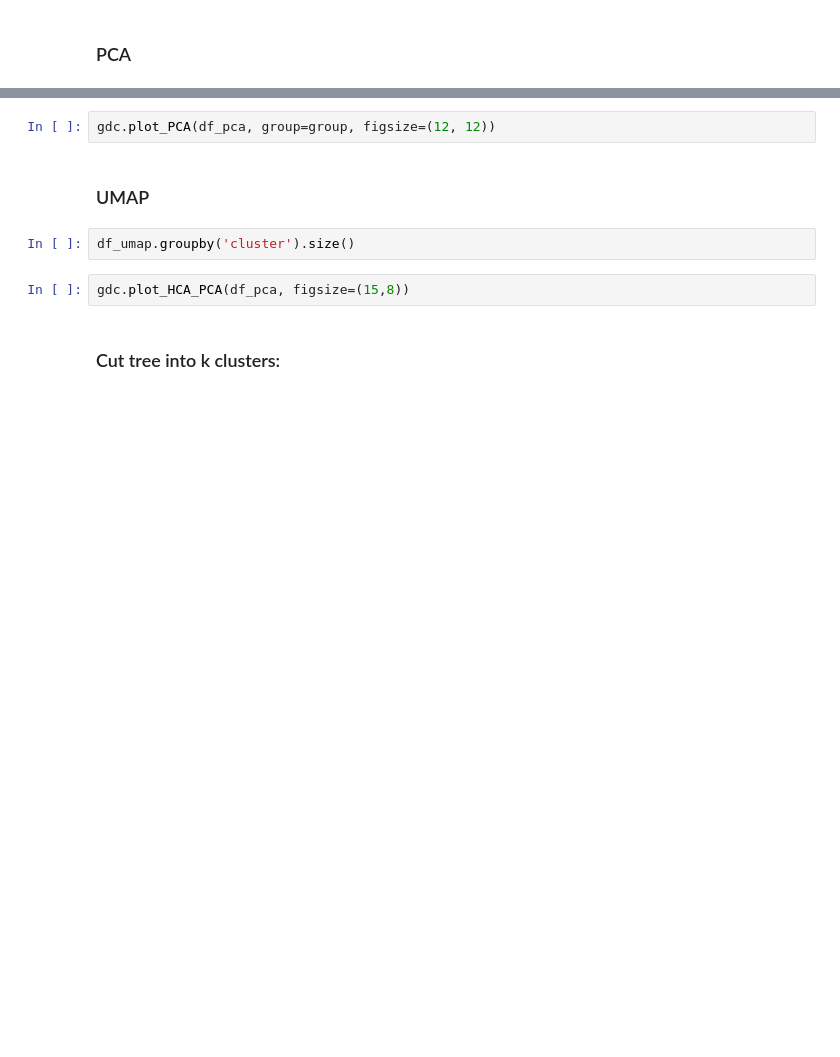
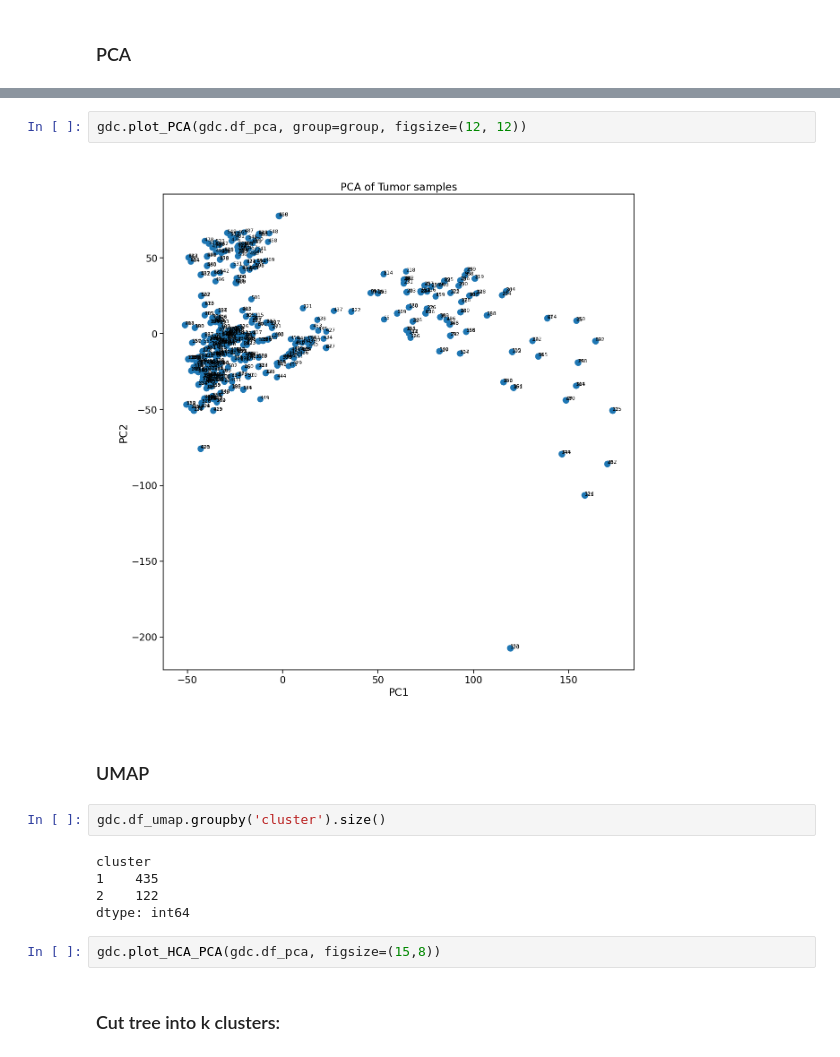
Before and after one commit to flalix/perturb_agent, a Jupyter notebook: notebooks/mtp_TCGA_53_PSI_all_PAADs_Clusters.ipynb, the cells around one changed output, grey strips where cells are left out. Drawn from its saved outputs; the diff is of its cells as text; blank space fills up the shorter version.

```diff
--- a/notebooks/mtp_TCGA_53_PSI_all_PAADs_Clusters.ipynb
+++ b/notebooks/mtp_TCGA_53_PSI_all_PAADs_Clusters.ipynb
@@ -340,11 +561,18 @@ gdc.df_samp_clusters.groupby('cluster').size()
 # %%
-gdc.plot_PCA(df_pca, group=group, figsize=(12, 12))
+gdc.plot_PCA(gdc.df_pca, group=group, figsize=(12, 12))
+# %% [output]
+[figure, added]
 # %% [markdown]
 ### UMAP
 # %%
-df_umap.groupby('cluster').size()
+gdc.df_umap.groupby('cluster').size()
+# %% [output]
+cluster
+1    435
+2    122
+dtype: int64
 # %%
-gdc.plot_HCA_PCA(df_pca, figsize=(15,8))
+gdc.plot_HCA_PCA(gdc.df_pca, figsize=(15,8))
 # %% [markdown]
 ### Cut tree into k clusters:
 # %%
```
Also changed, not shown: parts of 39 cells of this notebook, 1 other file.
